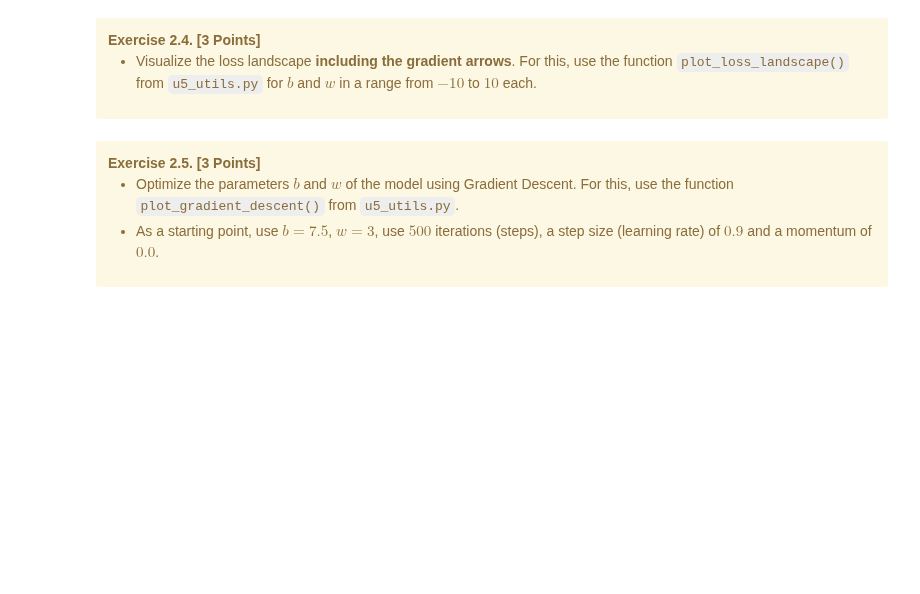
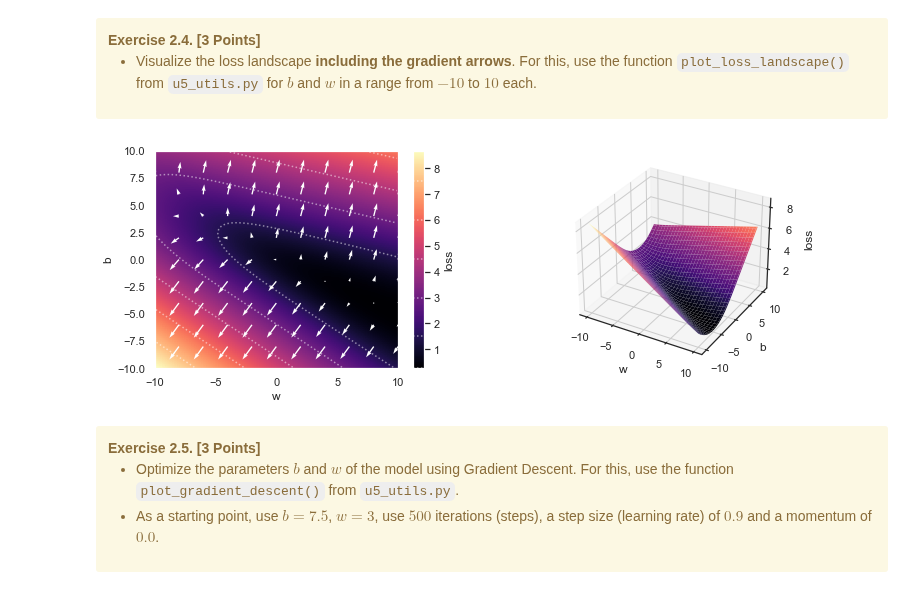
Before and after one commit to qtakmalay/JupyterProjects, a Jupyter notebook: U5/U5_Assignment.ipynb, the cells around one changed output. Drawn from its saved outputs; the diff is of its cells as text; code cells hidden in the pictures; blank space fills up the shorter version.

```diff
--- a/U5/U5_Assignment.ipynb
+++ b/U5/U5_Assignment.ipynb
@@ -135,3 +146,6 @@ landscape = u5.plot_loss_landscape(loss, dataset, b=d_values, w=k_values)
+# %%
+def model(x, b, w):
+    return sigmoid(b + w * x)
 # %% [markdown]
 <div class="alert alert-warning">
     <b>Exercise 2.3. [4 Points]</b>
@@ -144,3 +156,18 @@ landscape = u5.plot_loss_landscape(loss, dataset, b=d_values, w=k_values)
+# %%
+def loss(dataset, b, w):
+    predictions_before_sigmoid = b + w * dataset.x.values  # the unscaled output, also called "logits"
+    targets = dataset.y.values
+    return np.mean(np.maximum(predictions_before_sigmoid, 0)
+                   - targets * predictions_before_sigmoid
+                   + np.log1p(np.exp(-abs(predictions_before_sigmoid))),
+                   axis=-1)
+def loss_grad(dataset, b, w):
+    predictions = model(dataset.x.values, b, w)
+    targets = dataset.y.values
+    delta = predictions - targets
+    b_grad = np.mean(delta, axis=-1)
+    w_grad = np.mean(dataset.x.values * delta, axis=-1)
+    return b_grad, w_grad
 # %% [markdown]
 <div class="alert alert-warning">
     <b>Exercise 2.4. [3 Points]</b>
@@ -153,3 +178,9 @@ landscape = u5.plot_loss_landscape(loss, dataset, b=d_values, w=k_values)
+# %%
+b_values = np.linspace(-10, 10, 101)
+w_values = np.linspace(-10, 10, 101)
+landscape = u5.plot_loss_landscape(loss, dataset, b=b_values, w=w_values, grad_fn=loss_grad)
+# %% [output]
+[figure, added]
 # %% [markdown]
 <div class="alert alert-warning">
     <b>Exercise 2.5. [3 Points]</b>
```
Also changed, not shown: parts of 15 cells of this notebook.
